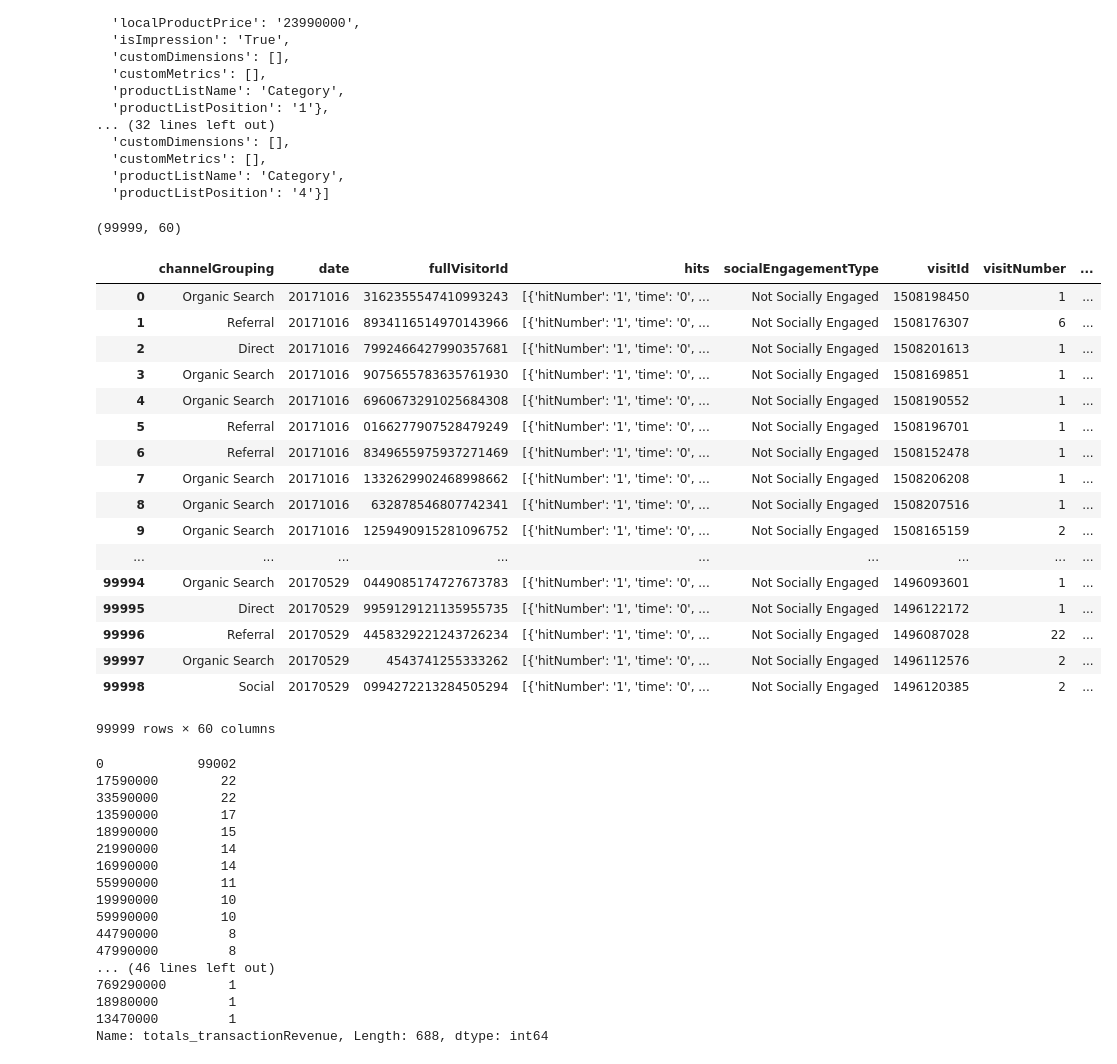
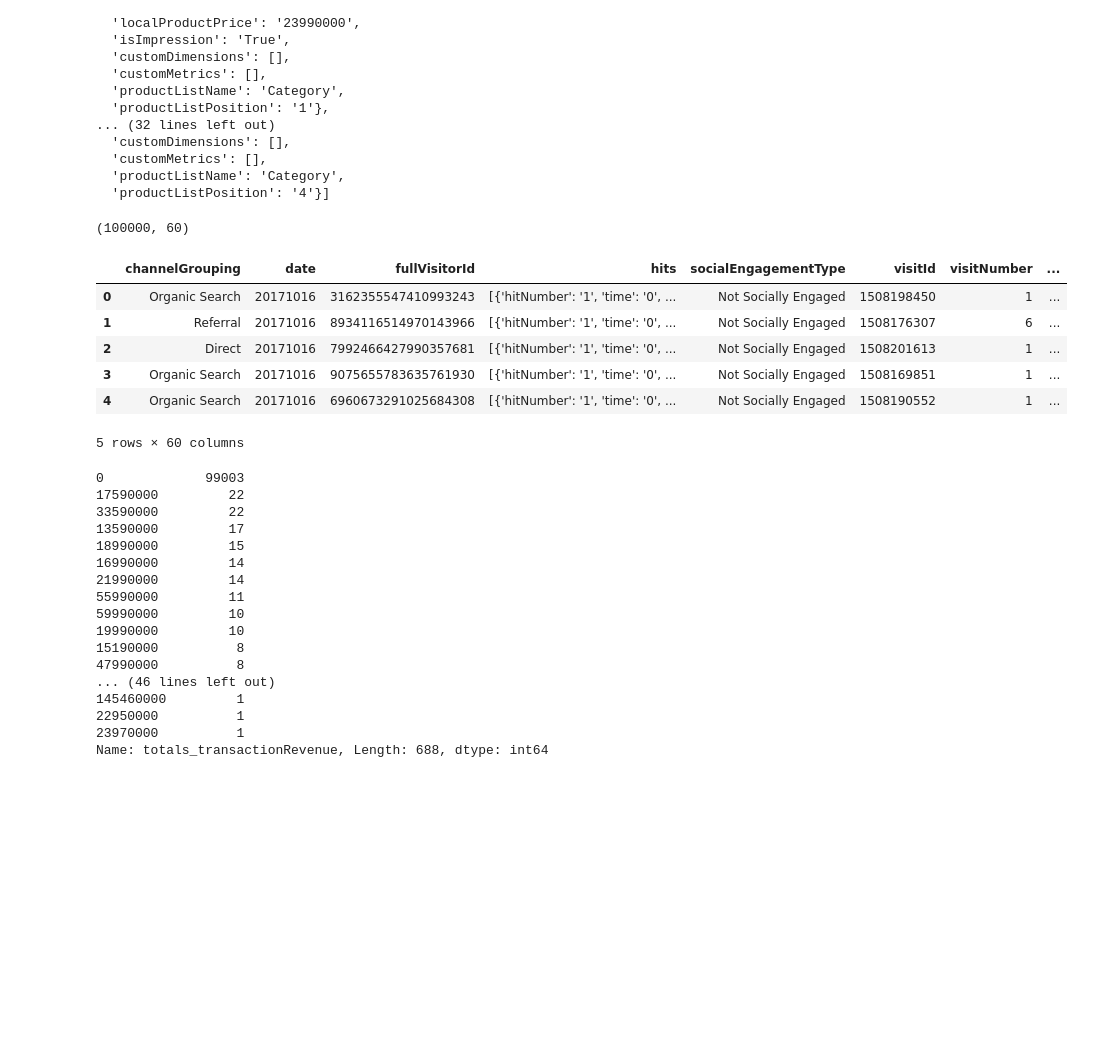
Before and after one commit to sobyl/Google_Analytics_Customer_Revenue_Prediction, a Jupyter notebook: kernel.ipynb, the cells around one changed output. Saved outputs shown, nothing was run; the diff lists cells and outputs as text; code cells hidden in the pictures; blank space fills up the shorter version.

```diff
--- a/kernel.ipynb
+++ b/kernel.ipynb
@@ -40,5 +40,5 @@ import matplotlib.pyplot as plt
 # %%
 j_col = ['device', 'geoNetwork', 'totals', 'trafficSource']
 # %%
-train_df = pd.read_csv('train_sample.csv', converters={column: json.loads for column in j_col})
+train_df = pd.read_csv('train_v2.csv', converters={column: json.loads for column in j_col}, nrows=100000)
 # %%
@@ -145,49 +133,38 @@ train_df = train_df.drop('customDimensions', axis=1).merge(column_as_df, right_i
 # %%
 train_df.shape
 # %% [output]
-(99999, 60)
+(100000, 60)
 # %%
-train_df
+train_df.head()
 # %% [output]
 |  | channelGrouping | date | fullVisitorId | hits | socialEngagementType | visitId | visitNumber | ... |
 | 0 | Organic Search | 20171016 | 3162355547410993243 | [{'hitNumber': '1', 'time': '0', ... | Not Socially Engaged | 1508198450 | 1 | ... |
 | 1 | Referral | 20171016 | 8934116514970143966 | [{'hitNumber': '1', 'time': '0', ... | Not Socially Engaged | 1508176307 | 6 | ... |
 | 2 | Direct | 20171016 | 7992466427990357681 | [{'hitNumber': '1', 'time': '0', ... | Not Socially Engaged | 1508201613 | 1 | ... |
 | 3 | Organic Search | 20171016 | 9075655783635761930 | [{'hitNumber': '1', 'time': '0', ... | Not Socially Engaged | 1508169851 | 1 | ... |
 | 4 | Organic Search | 20171016 | 6960673291025684308 | [{'hitNumber': '1', 'time': '0', ... | Not Socially Engaged | 1508190552 | 1 | ... |
-| 5 | Referral | 20171016 | 0166277907528479249 | [{'hitNumber': '1', 'time': '0', ... | Not Socially Engaged | 1508196701 | 1 | ... |
-| 6 | Referral | 20171016 | 8349655975937271469 | [{'hitNumber': '1', 'time': '0', ... | Not Socially Engaged | 1508152478 | 1 | ... |
-| 7 | Organic Search | 20171016 | 1332629902468998662 | [{'hitNumber': '1', 'time': '0', ... | Not Socially Engaged | 1508206208 | 1 | ... |
-| 8 | Organic Search | 20171016 | 632878546807742341 | [{'hitNumber': '1', 'time': '0', ... | Not Socially Engaged | 1508207516 | 1 | ... |
-| 9 | Organic Search | 20171016 | 1259490915281096752 | [{'hitNumber': '1', 'time': '0', ... | Not Socially Engaged | 1508165159 | 2 | ... |
-| ... | ... | ... | ... | ... | ... | ... | ... | ... |
-| 99994 | Organic Search | 20170529 | 0449085174727673783 | [{'hitNumber': '1', 'time': '0', ... | Not Socially Engaged | 1496093601 | 1 | ... |
-| 99995 | Direct | 20170529 | 9959129121135955735 | [{'hitNumber': '1', 'time': '0', ... | Not Socially Engaged | 1496122172 | 1 | ... |
-| 99996 | Referral | 20170529 | 4458329221243726234 | [{'hitNumber': '1', 'time': '0', ... | Not Socially Engaged | 1496087028 | 22 | ... |
-| 99997 | Organic Search | 20170529 | 4543741255333262 | [{'hitNumber': '1', 'time': '0', ... | Not Socially Engaged | 1496112576 | 2 | ... |
-| 99998 | Social | 20170529 | 0994272213284505294 | [{'hitNumber': '1', 'time': '0', ... | Not Socially Engaged | 1496120385 | 2 | ... |
-99999 rows × 60 columns
+5 rows × 60 columns
 # %%
 train_df.totals_transactionRevenue.fillna(0,inplace=True)
 # %%
 train_df.totals_transactionRevenue.value_counts()
 # %% [output]
-0            99002
-17590000        22
-33590000        22
-13590000        17
-18990000        15
-21990000        14
-16990000        14
-55990000        11
-19990000        10
-59990000        10
-44790000         8
-47990000         8
+0             99003
+17590000         22
+33590000         22
+13590000         17
+18990000         15
+16990000         14
+21990000         14
+55990000         11
+59990000         10
+19990000         10
+15190000          8
+47990000          8
 ... (46 lines left out)
-769290000        1
-18980000         1
-13470000         1
+145460000         1
+22950000          1
+23970000          1
 Name: totals_transactionRevenue, Length: 688, dtype: int64
 # %%
 transactionRevenue = train_df.totals_transactionRevenue.astype(np.float)
```
Also changed, not shown: parts of 11 cells of this notebook.
